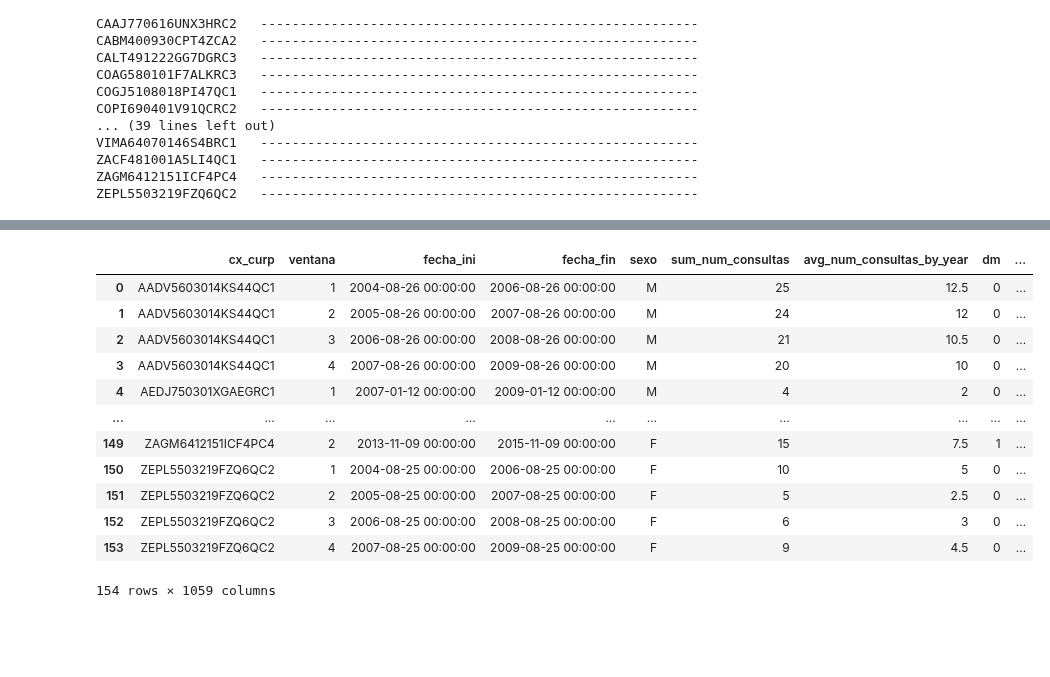
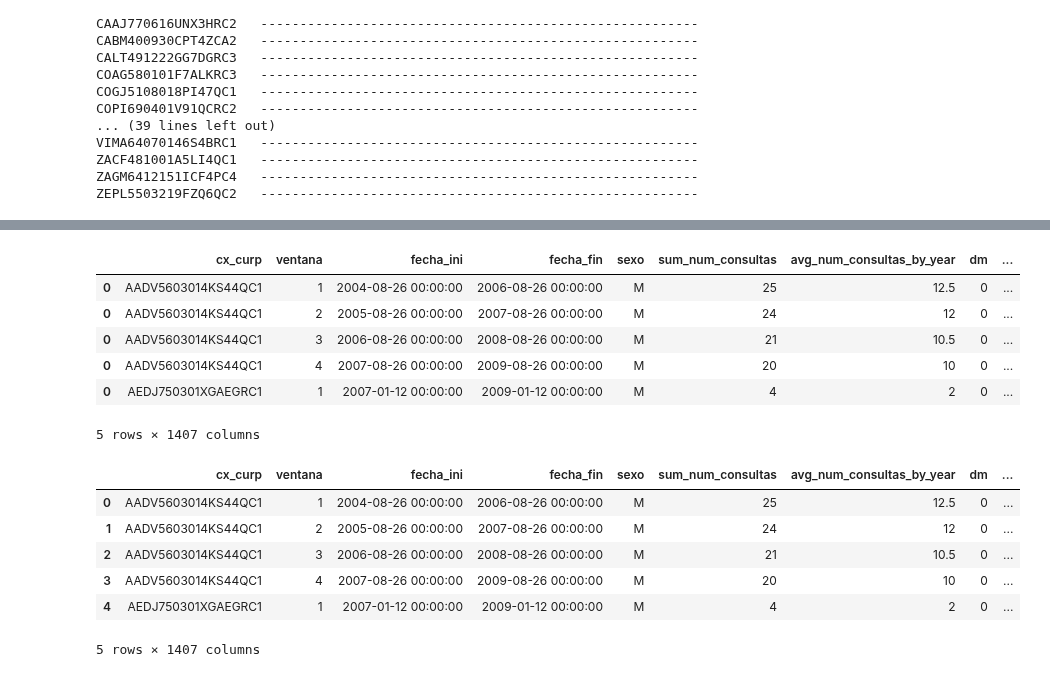
Before and after one commit to AideJGC/ProyectoDIABETIA_Estancia, a Jupyter notebook: notebooks/Feature_Engineering.ipynb, the cells around one changed output, grey strips where cells are left out. Saved outputs shown, nothing was run; the diff lists cells and outputs as text; code cells hidden in the pictures; blank space fills up the shorter version.

```diff
--- a/notebooks/Feature_Engineering.ipynb
+++ b/notebooks/Feature_Engineering.ipynb
@@ -84,0 +101,2 @@ df
+# %%
+df = proc.edad_range(df)
@@ -84,0 +105,3 @@ df
+# %%
+df = proc.epoca_nac(df)
+df[['year_nac','epoca_nac']]
@@ -162,6 +189,3 @@ print(df_time_hta.shape)
 | AOCC511229UR4RIRC3 | 2012-05-18 | 2012 | 2012 | 0 |
 | BOLM631201LV35XPC1 | 2005-11-28 | 2005 | 2013 | 0 |
 (55, 4)
-# %%
-df = pd.DataFrame(df).sort_values(['cx_curp','fecha_consulta'])
-df
@@ -4414,4 +5816,2 @@ df_window_f
 # %%
 save = df_window_f.copy()
-# %%
-df_window_f = save.copy()
@@ -4438,19 +5818,24 @@ df_window_f
+# %%
+df_window_f['sexo'] = df_window_f['sexo'].astype(str).str.replace(r'\[|\]|\'', '')
+df_window_f.head(5)
+# %% [output]
+|  | cx_curp | ventana | fecha_ini | fecha_fin | sexo | sum_num_consultas | avg_num_consultas_by_year | dm | ... |
+| 0 | AADV5603014KS44QC1 | 1 | 2004-08-26 00:00:00 | 2006-08-26 00:00:00 | M | 25 | 12.5 | 0 | ... |
+| 0 | AADV5603014KS44QC1 | 2 | 2005-08-26 00:00:00 | 2007-08-26 00:00:00 | M | 24 | 12 | 0 | ... |
+| 0 | AADV5603014KS44QC1 | 3 | 2006-08-26 00:00:00 | 2008-08-26 00:00:00 | M | 21 | 10.5 | 0 | ... |
+| 0 | AADV5603014KS44QC1 | 4 | 2007-08-26 00:00:00 | 2009-08-26 00:00:00 | M | 20 | 10 | 0 | ... |
+| 0 | AEDJ750301XGAEGRC1 | 1 | 2007-01-12 00:00:00 | 2009-01-12 00:00:00 | M | 4 | 2 | 0 | ... |
+5 rows × 1407 columns
 # %%
 df_window_f.reset_index(inplace=True)
 df_window_f.drop('index', inplace=True, axis=1)
-df_window_f
+df_window_f.head(5)
 # %% [output]
 |  | cx_curp | ventana | fecha_ini | fecha_fin | sexo | sum_num_consultas | avg_num_consultas_by_year | dm | ... |
 | 0 | AADV5603014KS44QC1 | 1 | 2004-08-26 00:00:00 | 2006-08-26 00:00:00 | M | 25 | 12.5 | 0 | ... |
 | 1 | AADV5603014KS44QC1 | 2 | 2005-08-26 00:00:00 | 2007-08-26 00:00:00 | M | 24 | 12 | 0 | ... |
 | 2 | AADV5603014KS44QC1 | 3 | 2006-08-26 00:00:00 | 2008-08-26 00:00:00 | M | 21 | 10.5 | 0 | ... |
 | 3 | AADV5603014KS44QC1 | 4 | 2007-08-26 00:00:00 | 2009-08-26 00:00:00 | M | 20 | 10 | 0 | ... |
 | 4 | AEDJ750301XGAEGRC1 | 1 | 2007-01-12 00:00:00 | 2009-01-12 00:00:00 | M | 4 | 2 | 0 | ... |
-| ... | ... | ... | ... | ... | ... | ... | ... | ... | ... |
-| 149 | ZAGM6412151ICF4PC4 | 2 | 2013-11-09 00:00:00 | 2015-11-09 00:00:00 | F | 15 | 7.5 | 1 | ... |
-| 150 | ZEPL5503219FZQ6QC2 | 1 | 2004-08-25 00:00:00 | 2006-08-25 00:00:00 | F | 10 | 5 | 0 | ... |
-| 151 | ZEPL5503219FZQ6QC2 | 2 | 2005-08-25 00:00:00 | 2007-08-25 00:00:00 | F | 5 | 2.5 | 0 | ... |
-| 152 | ZEPL5503219FZQ6QC2 | 3 | 2006-08-25 00:00:00 | 2008-08-25 00:00:00 | F | 6 | 3 | 0 | ... |
-| 153 | ZEPL5503219FZQ6QC2 | 4 | 2007-08-25 00:00:00 | 2009-08-25 00:00:00 | F | 9 | 4.5 | 0 | ... |
-154 rows × 1059 columns
+5 rows × 1407 columns
 # %%
```
Also changed, not shown: parts of 41 cells of this notebook.
